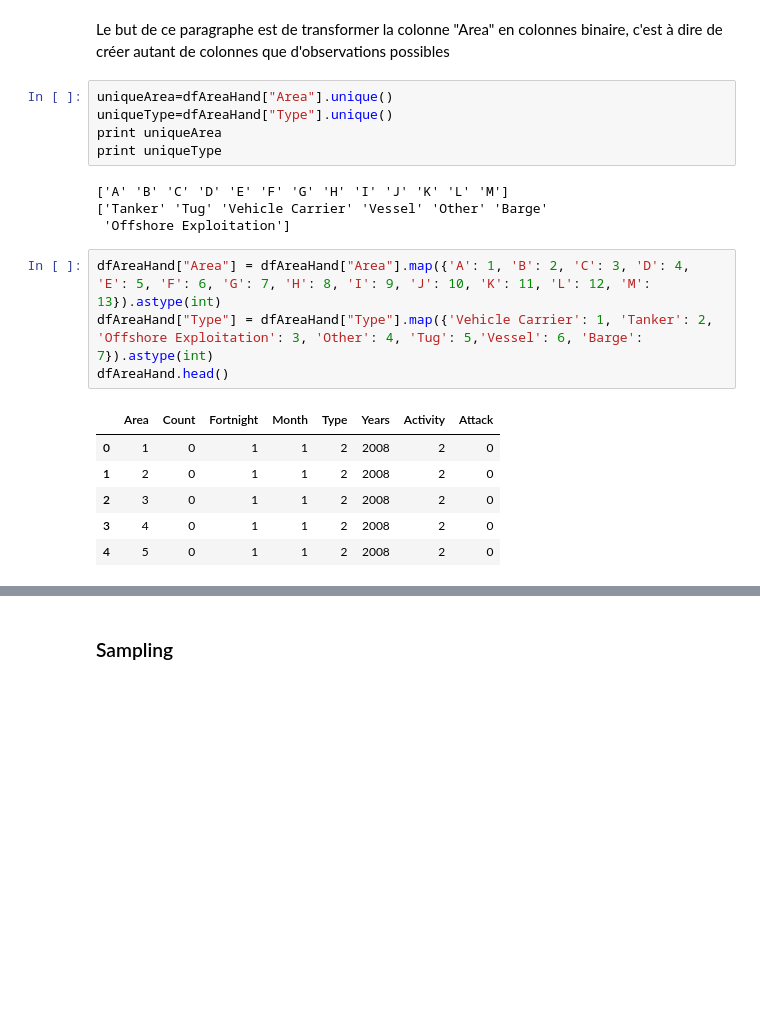
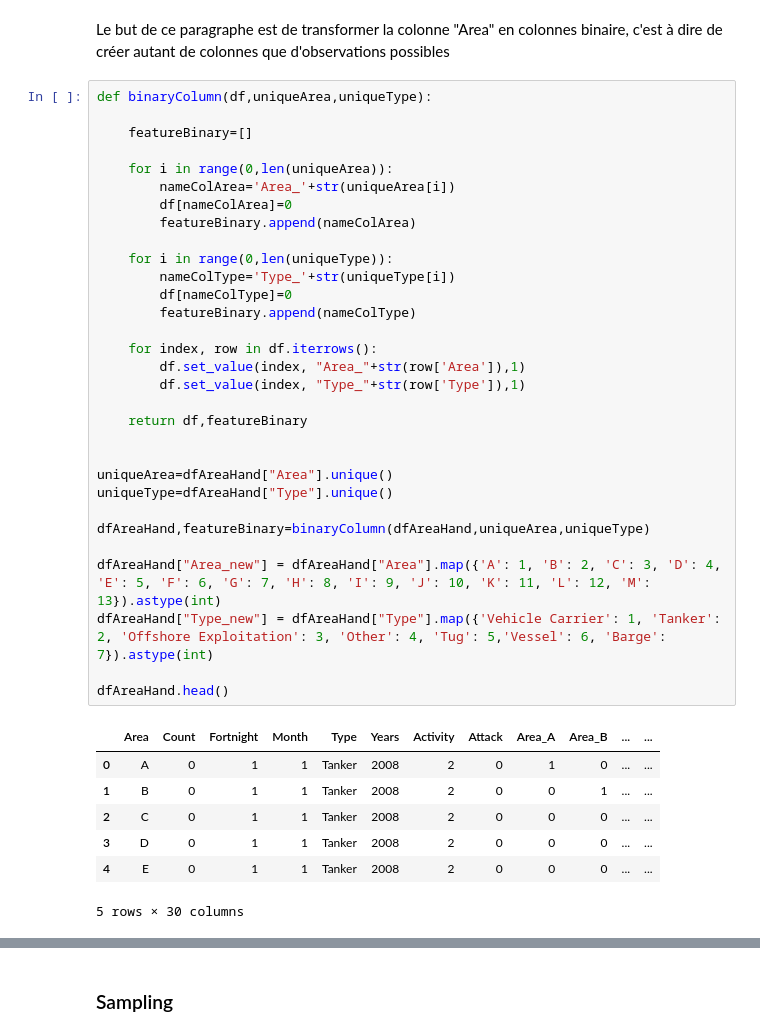
Before and after one commit to ifrebault/PiracyAttackPrediction, a Jupyter notebook: Machine_learning/ML.area.ipynb, the cells around one changed output, grey strips where cells are left out. Drawn from its saved outputs; the diff is of its cells as text; blank space fills up the shorter version.

```diff
--- a/Machine_learning/ML.area.ipynb
+++ b/Machine_learning/ML.area.ipynb
@@ -259,24 +236,43 @@ dfAreaHand['Attack'] = dfAreaHand.apply(lambda row: bool_attack(row['Count']), a
 ### Binary
 # %% [markdown]
 Le but de ce paragraphe est de transformer la colonne "Area" en colonnes binaire, c'est à dire de créer autant de colonnes que d'observations possibles
-# %%
-uniqueArea=dfAreaHand["Area"].unique()
-uniqueType=dfAreaHand["Type"].unique()
-print uniqueArea
-print uniqueType
-# %% [output]
-['A' 'B' 'C' 'D' 'E' 'F' 'G' 'H' 'I' 'J' 'K' 'L' 'M']
-['Tanker' 'Tug' 'Vehicle Carrier' 'Vessel' 'Other' 'Barge'
- 'Offshore Exploitation']
 # %%
-dfAreaHand["Area"] = dfAreaHand["Area"].map({'A': 1, 'B': 2, 'C': 3, 'D': 4, 'E': 5, 'F': 6, 'G': 7, 'H': 8, 'I': 9, 'J': 10, 'K': 11, 'L': 12, 'M': 13}).astype(int)
-dfAreaHand["Type"] = dfAreaHand["Type"].map({'Vehicle Carrier': 1, 'Tanker': 2, 'Offshore Exploitation': 3, 'Other': 4, 'Tug': 5,'Vessel': 6, 'Barge': 7}).astype(int)
+def binaryColumn(df,uniqueArea,uniqueType):
+
+    featureBinary=[]
+
+    for i in range(0,len(uniqueArea)):
+        nameColArea='Area_'+str(uniqueArea[i])
+        df[nameColArea]=0
+        featureBinary.append(nameColArea)
+
+    for i in range(0,len(uniqueType)):
+        nameColType='Type_'+str(uniqueType[i])
+        df[nameColType]=0
+        featureBinary.append(nameColType)
+
+    for index, row in df.iterrows():
+        df.set_value(index, "Area_"+str(row['Area']),1)
+        df.set_value(index, "Type_"+str(row['Type']),1)
+
+    return df,featureBinary
+
+
+uniqueArea=dfAreaHand["Area"].unique()
+uniqueType=dfAreaHand["Type"].unique()
+
+dfAreaHand,featureBinary=binaryColumn(dfAreaHand,uniqueArea,uniqueType)
+
+dfAreaHand["Area_new"] = dfAreaHand["Area"].map({'A': 1, 'B': 2, 'C': 3, 'D': 4, 'E': 5, 'F': 6, 'G': 7, 'H': 8, 'I': 9, 'J': 10, 'K': 11, 'L': 12, 'M': 13}).astype(int)
+dfAreaHand["Type_new"] = dfAreaHand["Type"].map({'Vehicle Carrier': 1, 'Tanker': 2, 'Offshore Exploitation': 3, 'Other': 4, 'Tug': 5,'Vessel': 6, 'Barge': 7}).astype(int)
+
 dfAreaHand.head()
 # %% [output]
-|  | Area | Count | Fortnight | Month | Type | Years | Activity | Attack |
-| 0 | 1 | 0 | 1 | 1 | 2 | 2008 | 2 | 0 |
-| 1 | 2 | 0 | 1 | 1 | 2 | 2008 | 2 | 0 |
-| 2 | 3 | 0 | 1 | 1 | 2 | 2008 | 2 | 0 |
-| 3 | 4 | 0 | 1 | 1 | 2 | 2008 | 2 | 0 |
-| 4 | 5 | 0 | 1 | 1 | 2 | 2008 | 2 | 0 |
+|  | Area | Count | Fortnight | Month | Type | Years | Activity | Attack | Area_A | Area_B | ... | ... |
+| 0 | A | 0 | 1 | 1 | Tanker | 2008 | 2 | 0 | 1 | 0 | ... | ... |
+| 1 | B | 0 | 1 | 1 | Tanker | 2008 | 2 | 0 | 0 | 1 | ... | ... |
+| 2 | C | 0 | 1 | 1 | Tanker | 2008 | 2 | 0 | 0 | 0 | ... | ... |
+| 3 | D | 0 | 1 | 1 | Tanker | 2008 | 2 | 0 | 0 | 0 | ... | ... |
+| 4 | E | 0 | 1 | 1 | Tanker | 2008 | 2 | 0 | 0 | 0 | ... | ... |
+5 rows × 30 columns
 # %%
```
Also changed, not shown: parts of 39 cells of this notebook, 3 other files.
